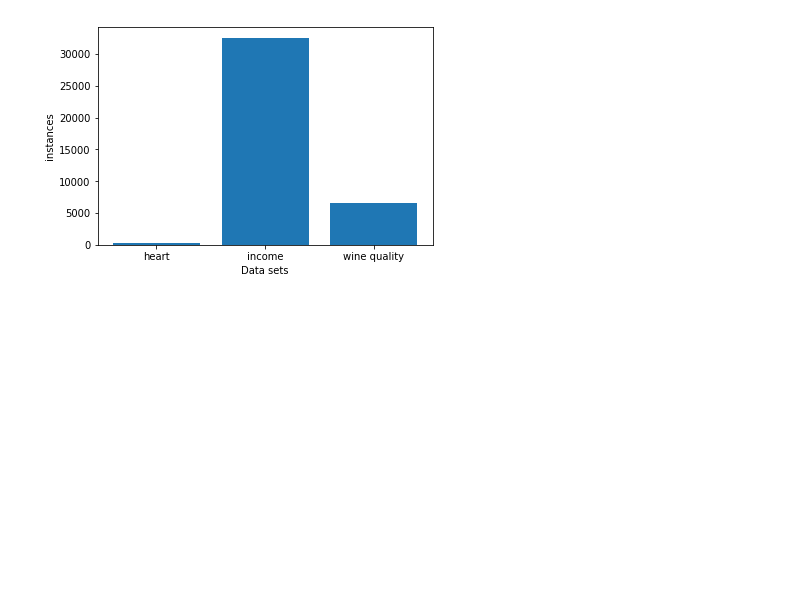
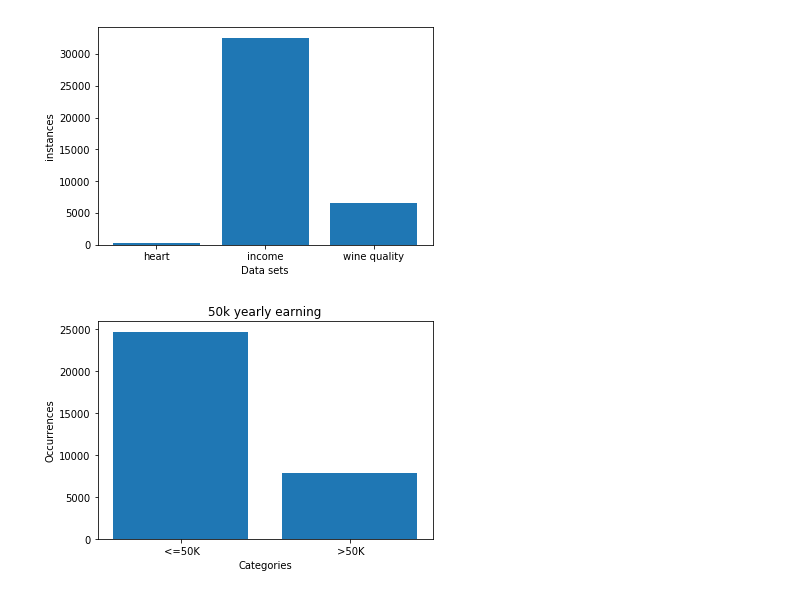
Before and after one commit to carlosdlpzr/ce888labs, a Jupyter notebook: Project/Data/Plots.ipynb, the cells around one changed output. Drawn from its saved outputs; the diff is of its cells as text; code cells hidden in the pictures; blank space fills up the shorter version.

```diff
--- a/Project/Data/Plots.ipynb
+++ b/Project/Data/Plots.ipynb
@@ -28,3 +28,13 @@ plt.savefig('datasets.png', dpi=300)
 plt.show()
 # %% [output]
 [figure]
+# %%
+plt.bar(df_adultincome[14].value_counts().keys(), df_adultincome[14].value_counts())
+
+plt.ylabel('Occurrences')
+plt.xlabel('Categories')
+plt.title('50k yearly earning')
+plt.savefig('adult_income.png', dpi=300)
+plt.show()
+# %% [output]
+[figure, added]
```
Also changed, not shown: parts of 2 cells of this notebook, 12 other files.
